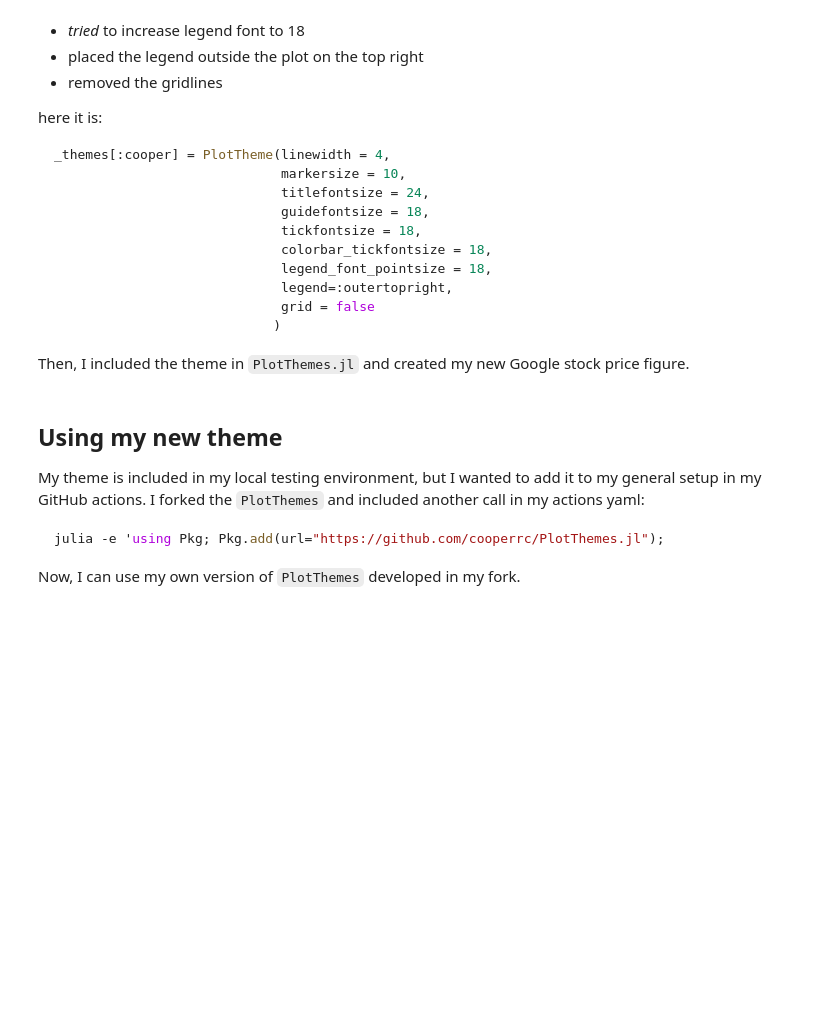
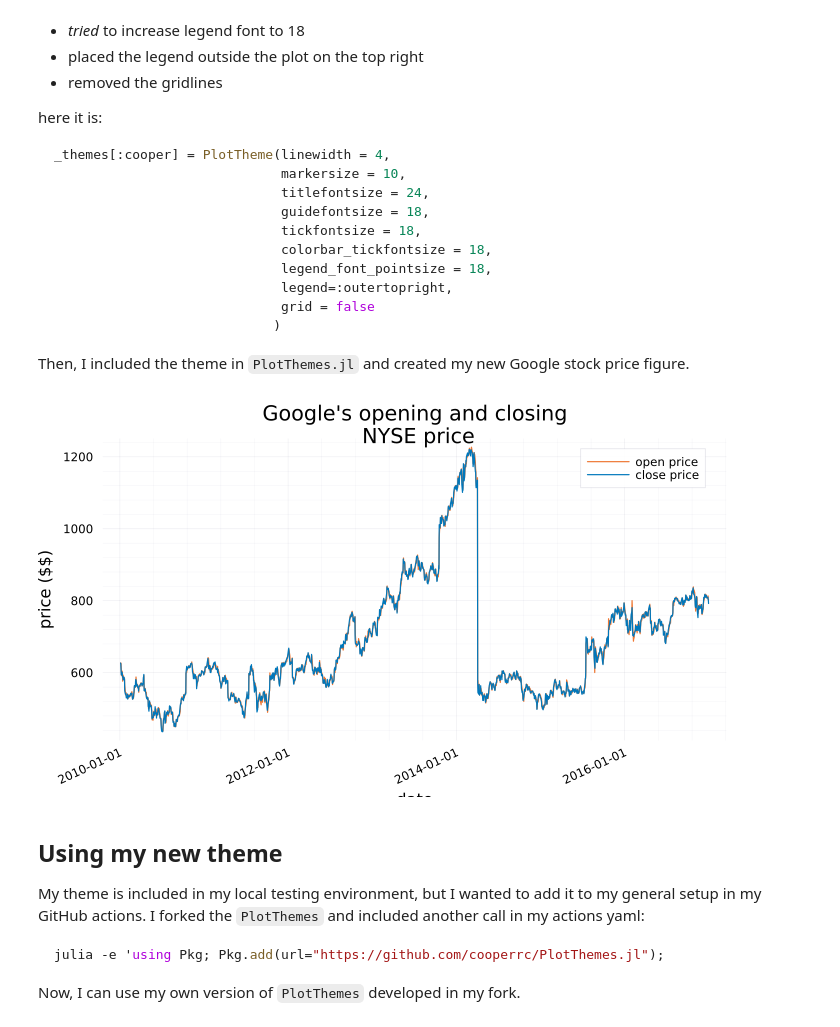
Before and after one commit to cooperrc/Julia-learning, a Jupyter notebook: day_03.ipynb, the cells around one changed output. Cells and saved outputs as stored; diff of their text form; code cells hidden in the pictures; blank space fills up the shorter version.

```diff
--- a/day_03.ipynb
+++ b/day_03.ipynb
@@ -28,0 +27,2 @@ LoadError: UndefVarError: CSV not defined
+# %%
+nyse_data = readdlm("./nyse-data.csv", ',')
@@ -28,0 +47,2 @@ LoadError: UndefVarError: CSV not defined
+# %%
+nyse_df = DataFrame(nyse_data[2:end, :], nyse_data[1, :])
@@ -93,19 +130,21 @@ _themes[:cooper] = PlotTheme(linewidth = 4,
 
 Then, I included the theme in `PlotThemes.jl` and created my new Google stock price figure.
 # %%
-Plots.theme(:cooper)
+Plots.theme(:vibrant)
 plot(days,
     google_df[!, "open"],
     label = "open price",
     # legend_font_pointsize = 18,
     title = "Google's opening and closing\n NYSE price")
 
     # xticks = [ "2010-01-04", "2011-09-30", "2013-07-03", "2015-04-02", "2016-12-29"])
     #xticks = google_df[1:floor(Int64, end/4):end, "date"])
     # xtickfont = font(20, "Sans"),
     # xticks = 0:500:5000)
 plot!(days, google_df[!, "close"], label = "close price", xrotation = 25, size = (700,400))
 plot!(xlabel = "date", ylabel = "price (\$\$)")
+# %% [output]
+[figure, added]
 # %% [markdown]
 ## Using my new theme
 
```
Also changed, not shown: parts of 11 cells of this notebook, 14 other files.
